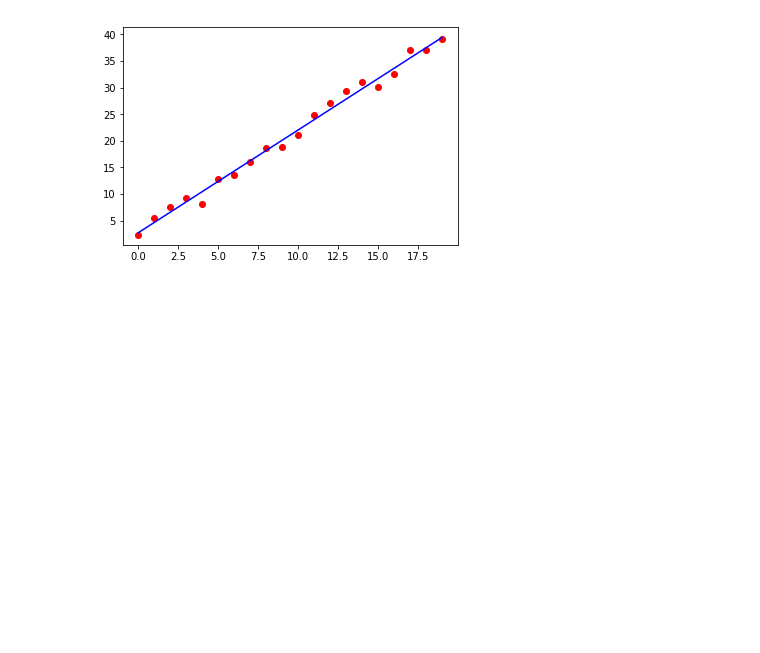
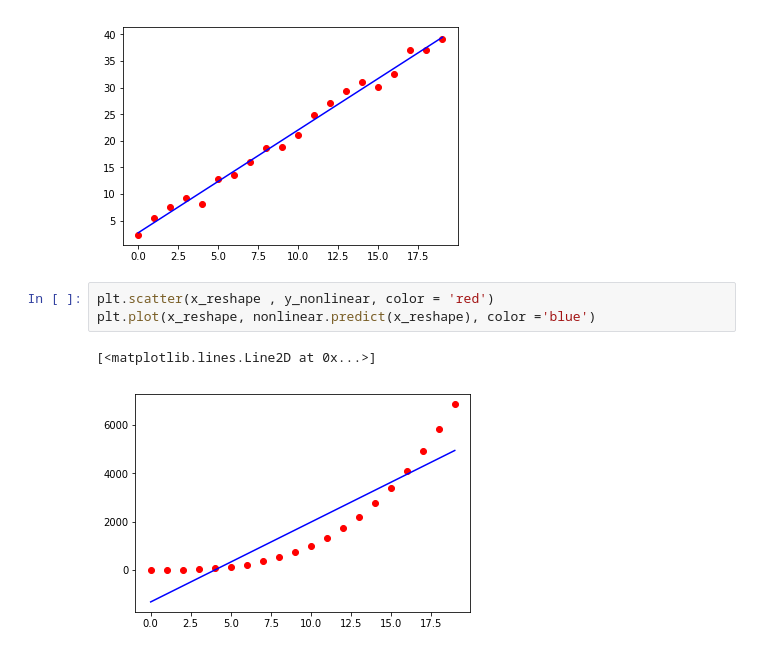
Before and after one commit to tanuj5480/100-Days-of-Data-Science, a Jupyter notebook: Code/Linear Regression - Assumptions Validation.ipynb, the cells around one changed output. Drawn from its saved outputs; the diff is of its cells as text; blank space fills up the shorter version.

```diff
--- a/Code/Linear Regression - Assumptions Validation.ipynb
+++ b/Code/Linear Regression - Assumptions Validation.ipynb
@@ -46,3 +43,9 @@ plt.plot(x_reshape, linear.predict(x_reshape), color ='blue')
 # %% [output]
 [<matplotlib.lines.Line2D at 0x...>]
 [figure]
+# %%
+plt.scatter(x_reshape , y_nonlinear, color = 'red')
+plt.plot(x_reshape, nonlinear.predict(x_reshape), color ='blue')
+# %% [output]
+[<matplotlib.lines.Line2D at 0x...>]
+[figure, added]
```
Also changed, not shown: parts of 16 cells of this notebook.
